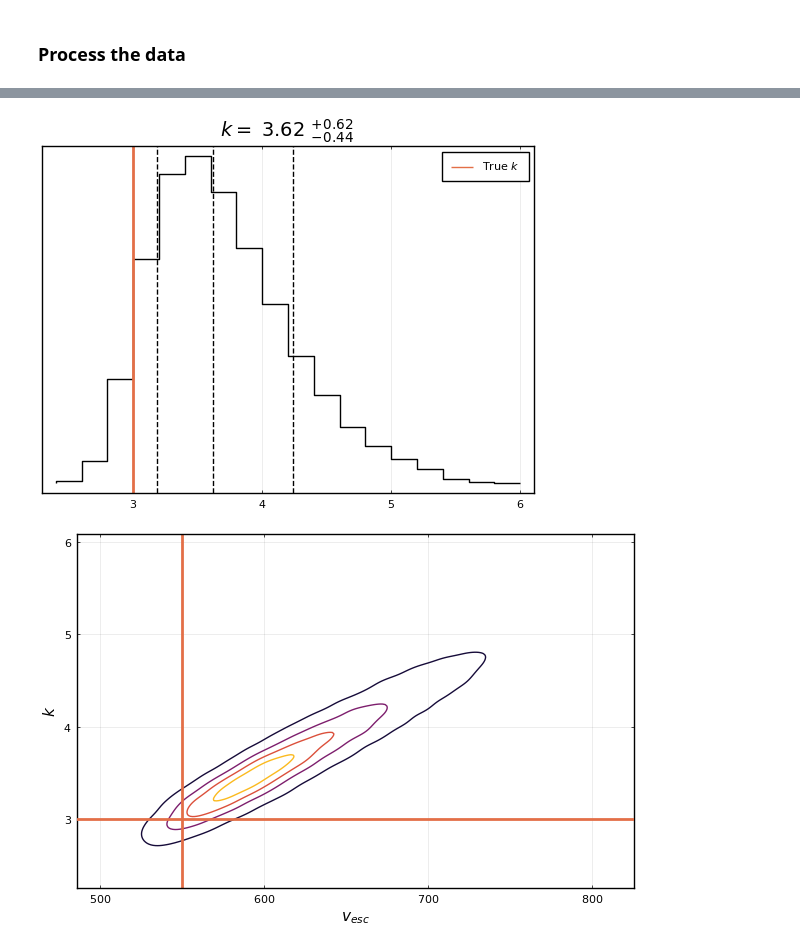
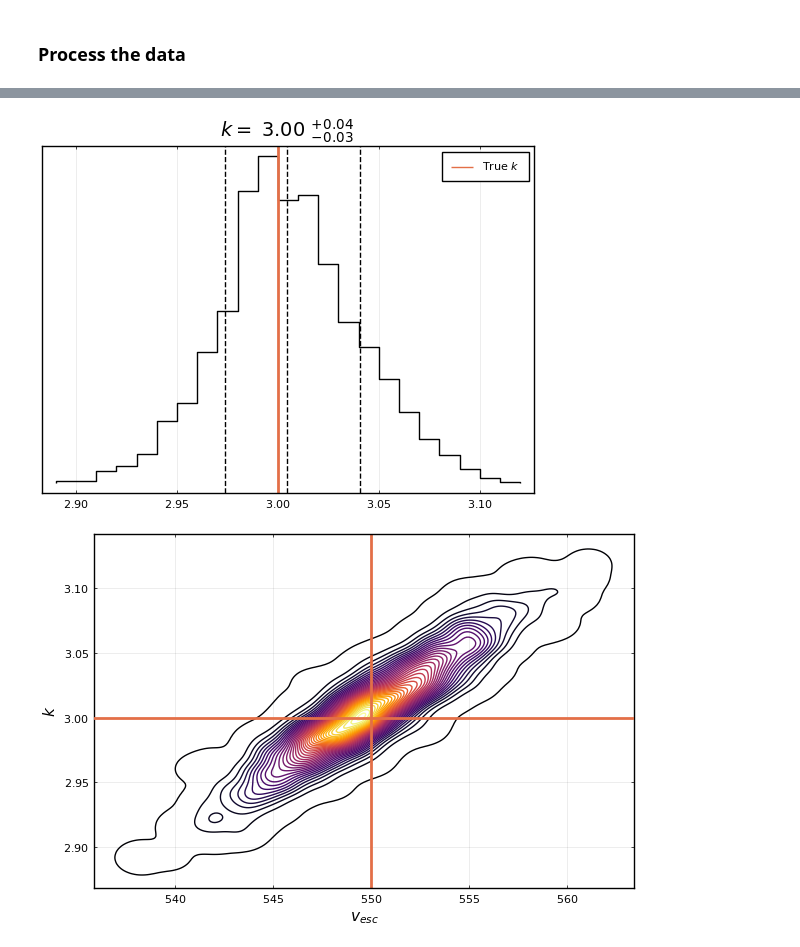
Before and after one commit to CianMRoche/18.337-Final-Project, a Jupyter notebook: Affine_julia.ipynb, the cells around one changed output, grey strips where cells are left out. Saved outputs shown, nothing was run; the diff lists cells and outputs as text; code cells hidden in the pictures.

```diff
--- a/Affine_julia.ipynb
+++ b/Affine_julia.ipynb
@@ -60,7 +60,7 @@ We generate data with a specific escape velocity and $k$ to use in our parameter
 target_vesc = 550.0
 target_k = 3.0
 target_x = [target_vesc,target_k]
-num_samples = 1000
+num_samples = 100000
 
 target_data = generate_samples(num_samples,powerlaw_inverse_CDF,target_x);
 # %%
@@ -101,7 +101,7 @@ function log_likelihood(x,data)
     sum = 0.0
     for v in data
         #println("v = ",v,", vesc = ",vesc)
-        if v < vesc
+        if v < vesc && k > 0
             sum += log(k+1.0) - (k+1.0)*log(vesc) + k*log(vesc - v)
         else
             return -Inf
@@ -242,23 +222,23 @@ vline!([target_k], lw = 2, label = L"True $k$")
 
 vline!( k_quantiles, ls=:dash, color="black",lw=1, label="")
 # %% [output]
-[figure, old version]
+[figure, new version]
 # %%
 using StatsPlots, KernelDensity
 dens = kde((vesc_posterior,k_posterior))
 p3 = plot(dens,
-    levels = 0.002:0.005:0.04,
+    levels = 0.002:0.1:5.0,
     colorbar=false,
     figsize=(400,400),
     xlabel=L"$v_{esc}$",
     ylabel=L"$k$",
     framestyle = :box
     )
 
 vline!([target_vesc], lw = 2,label="")
 hline!([target_k], lw = 2,color=2,label="")
 # %% [output]
-[figure, old version]
+[figure, new version]
 # %%
 l = @layout [a _ ; b c]
 
```
Also changed, not shown: parts of 6 cells of this notebook, 4 other files.
